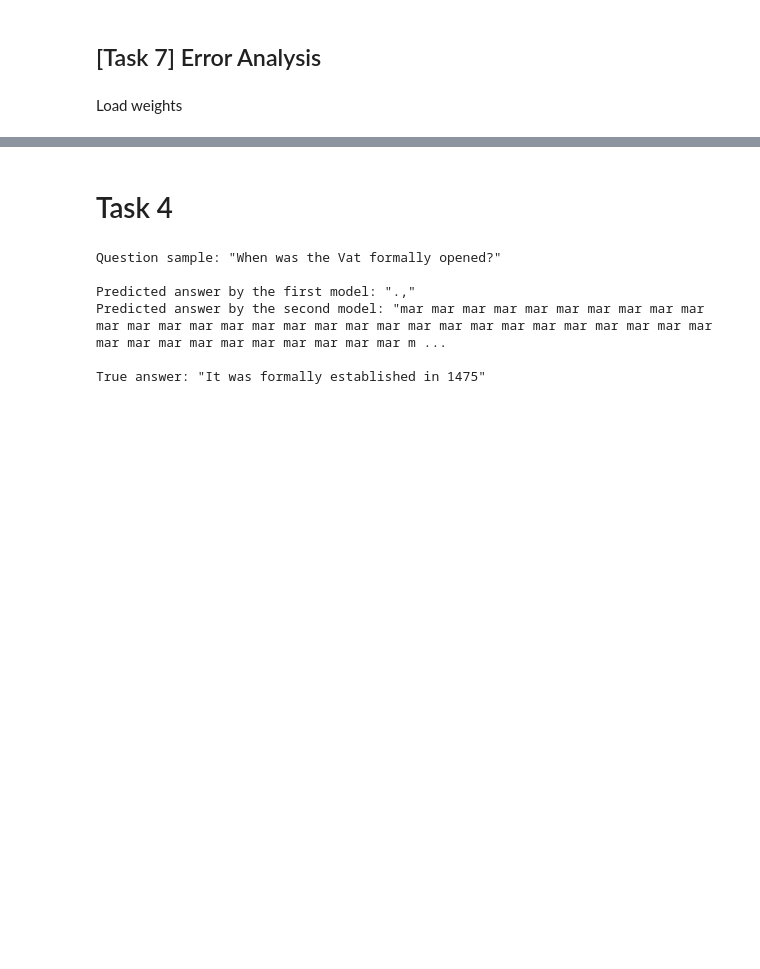
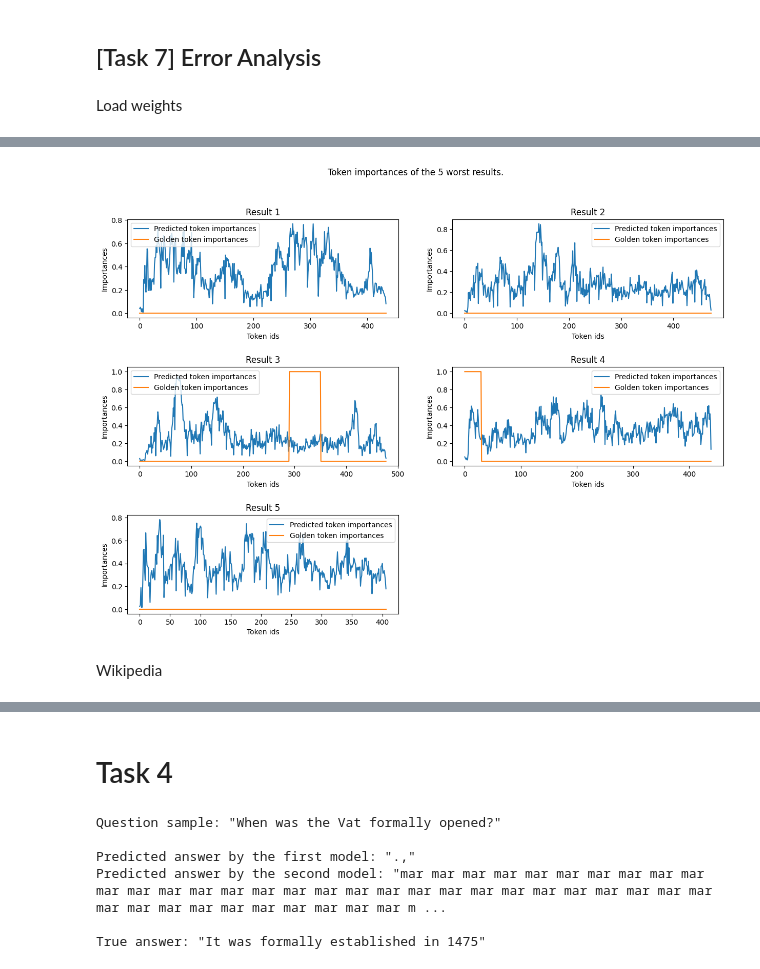
Before and after one commit to RiccardoSpolaor/Question-Answering, a Jupyter notebook: main_trainer_redone.ipynb, the cells around one changed output, grey strips where cells are left out. Saved outputs shown, nothing was run; the diff lists cells and outputs as text; code cells hidden in the pictures; blank space fills up the shorter version.

```diff
--- a/main_trainer_redone.ipynb
+++ b/main_trainer_redone.ipynb
@@ -629,0 +618,6 @@ KeyboardInterrupt:
+# %%
+plot_token_importances('race', sources_statistics_dict, M2)
+# %% [output]
+[figure, added]
+# %% [markdown]
+Wikipedia
```
Also changed, not shown: parts of 32 cells of this notebook, 2 other files.
